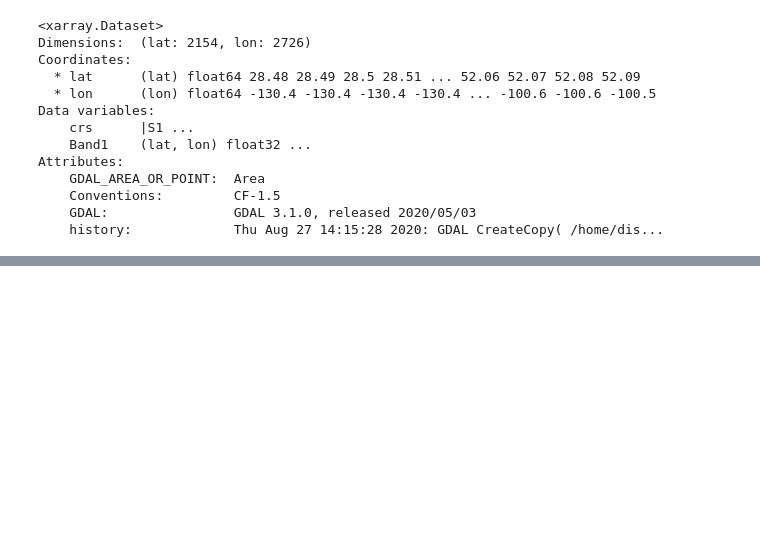
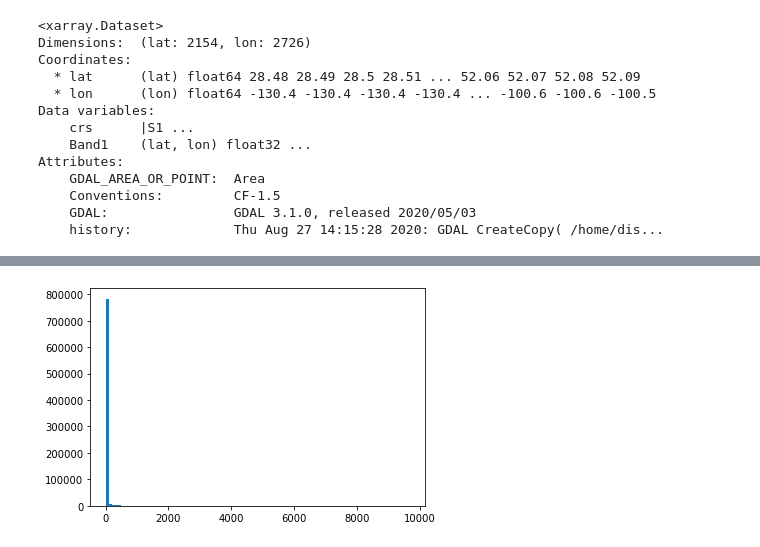
Before and after one commit to Ecoclimate-Lab/wrangling_file_formats, a Jupyter notebook: Berner_example_geotiff.ipynb, the cells around one changed output, grey strips where cells are left out. Cells and saved outputs as stored; diff of their text form; code cells hidden in the pictures; blank space fills up the shorter version.

```diff
--- a/Berner_example_geotiff.ipynb
+++ b/Berner_example_geotiff.ipynb
@@ -66,0 +73,6 @@ plt.show()
+# %%
+data_flat = ds['Band1'].where(ds_to_plot>-9999).values.ravel()
+# %%
+fig = plt.hist(data_flat, 100)
+# %% [output]
+[figure, added]
```
Also changed, not shown: parts of 6 cells of this notebook.
